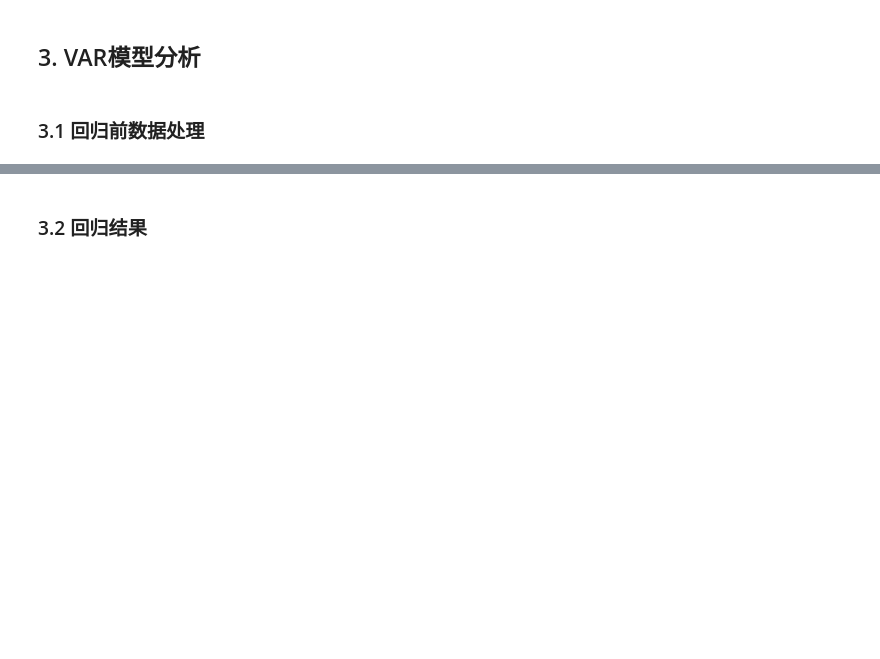
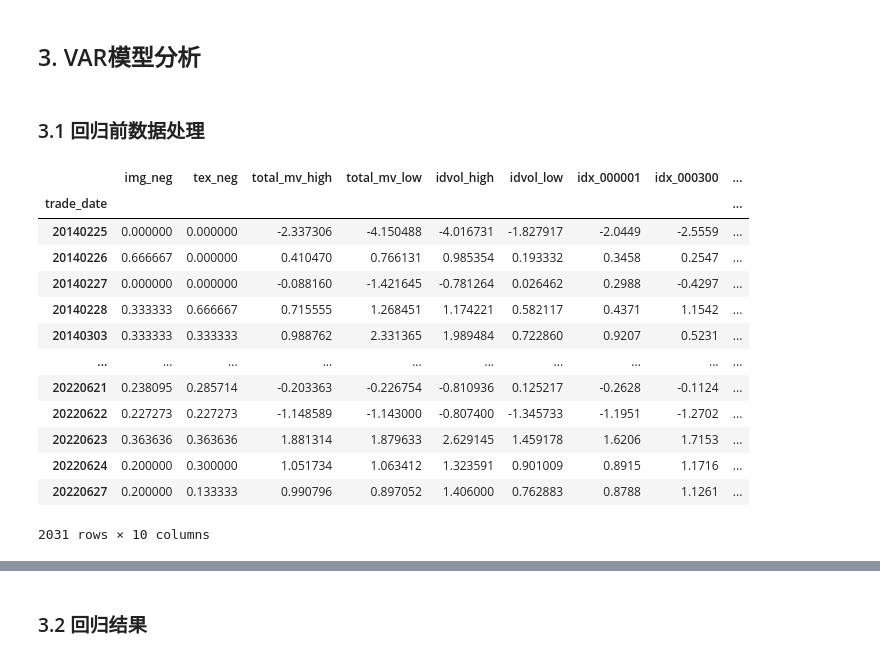
Before and after one commit to Colin-Bao/Investor-Sentiment, a Jupyter notebook: analyzer/analyzer.ipynb, the cells around one changed output, grey strips where cells are left out. Drawn from its saved outputs; the diff is of its cells as text; code cells hidden in the pictures; blank space fills up the shorter version.

```diff
--- a/analyzer/analyzer.ipynb
+++ b/analyzer/analyzer.ipynb
@@ -176,0 +152,24 @@ df_panel
+# %%
+def get_index_panel() -> cudf.DataFrame:
+    """
+    返回指数面板数据 需要基本面的其他指标增加columns即可
+    :return:
+    """
+    df = (
+            cudf.concat(
+                    [
+                            # 指数K线数据
+                            cudf.read_parquet(f'{DATASETS_PATH}IDX_BAR_PANEL.parquet', columns=['trade_date', 'ts_code', 'pct_chg'])
+                            .rename(columns={'pct_chg': 'shareindex_return'}),
+                            # 指数基本面数据
+                            cudf.read_parquet(f'{DATASETS_PATH}IDX_BASIC_PANEL.parquet',
+                                              columns=['trade_date', 'ts_code', 'total_mv', 'pe', 'pe_ttm']),
+                    ],
+                    join="left", axis=1, sort=True
+            ).query('trade_date>=20140101')
+
+    )
+    return df
+
+
+get_index_panel()
@@ -355,6 +407,41 @@ df_series_join
 ## 3. VAR模型分析
 # %% [markdown]
 ### 3.1 回归前数据处理
+# %%
+# 增加用于回归的市场指数
+df_time_join = (
+        cudf.concat([get_time_series().drop(columns='riskfree_return'), df_group_time,
+                     # 指数数据
+                     cudf.from_pandas(get_index_panel()[['shareindex_return']].to_pandas().query("ts_code == '000001.SH'")
+                                      .reset_index('ts_code', drop=True).rename(columns={'shareindex_return': 'idx_000001'})),
+                     # 指数数据
+                     cudf.from_pandas(get_index_panel()[['shareindex_return']].to_pandas().query("ts_code == '000300.SH'")
+                                      .reset_index('ts_code', drop=True).rename(columns={'shareindex_return': 'idx_000300'})),
+                     # 指数数据
+                     cudf.from_pandas(get_index_panel()[['shareindex_return']].to_pandas().query("ts_code == '000016.SH'")
+                                      .reset_index('ts_code', drop=True).rename(columns={'shareindex_return': 'idx_000016'})),
+                     # 指数数据
+                     cudf.from_pandas(get_index_panel()[['shareindex_return']].to_pandas().query("ts_code == '399300.SZ'")
+                                      .reset_index('ts_code', drop=True).rename(columns={'shareindex_return': 'idx_399300'})),
+                     ], sort=True, axis=1
+                    ).dropna(axis=0).to_pandas()
+)
+df_time_join
+# %% [output]
+|  | img_neg | tex_neg | total_mv_high | total_mv_low | idvol_high | idvol_low | idx_000001 | idx_000300 | ... |
+| trade_date |  |  |  |  |  |  |  |  | ... |
+| 20140225 | 0.000000 | 0.000000 | -2.337306 | -4.150488 | -4.016731 | -1.827917 | -2.0449 | -2.5559 | ... |
+| 20140226 | 0.666667 | 0.000000 | 0.410470 | 0.766131 | 0.985354 | 0.193332 | 0.3458 | 0.2547 | ... |
+| 20140227 | 0.000000 | 0.000000 | -0.088160 | -1.421645 | -0.781264 | 0.026462 | 0.2988 | -0.4297 | ... |
+| 20140228 | 0.333333 | 0.666667 | 0.715555 | 1.268451 | 1.174221 | 0.582117 | 0.4371 | 1.1542 | ... |
+| 20140303 | 0.333333 | 0.333333 | 0.988762 | 2.331365 | 1.989484 | 0.722860 | 0.9207 | 0.5231 | ... |
+| ... | ... | ... | ... | ... | ... | ... | ... | ... | ... |
+| 20220621 | 0.238095 | 0.285714 | -0.203363 | -0.226754 | -0.810936 | 0.125217 | -0.2628 | -0.1124 | ... |
+| 20220622 | 0.227273 | 0.227273 | -1.148589 | -1.143000 | -0.807400 | -1.345733 | -1.1951 | -1.2702 | ... |
+| 20220623 | 0.363636 | 0.363636 | 1.881314 | 1.879633 | 2.629145 | 1.459178 | 1.6206 | 1.7153 | ... |
+| 20220624 | 0.200000 | 0.300000 | 1.051734 | 1.063412 | 1.323591 | 0.901009 | 0.8915 | 1.1716 | ... |
+| 20220627 | 0.200000 | 0.133333 | 0.990796 | 0.897052 | 1.406000 | 0.762883 | 0.8788 | 1.1261 | ... |
+2031 rows × 10 columns
 # %%
 # 增加平方项
 def add_square_column(df): return pd.concat([df, df.pow(2).add_suffix('_s')], axis=1)
```
Also changed, not shown: parts of 23 cells of this notebook.
